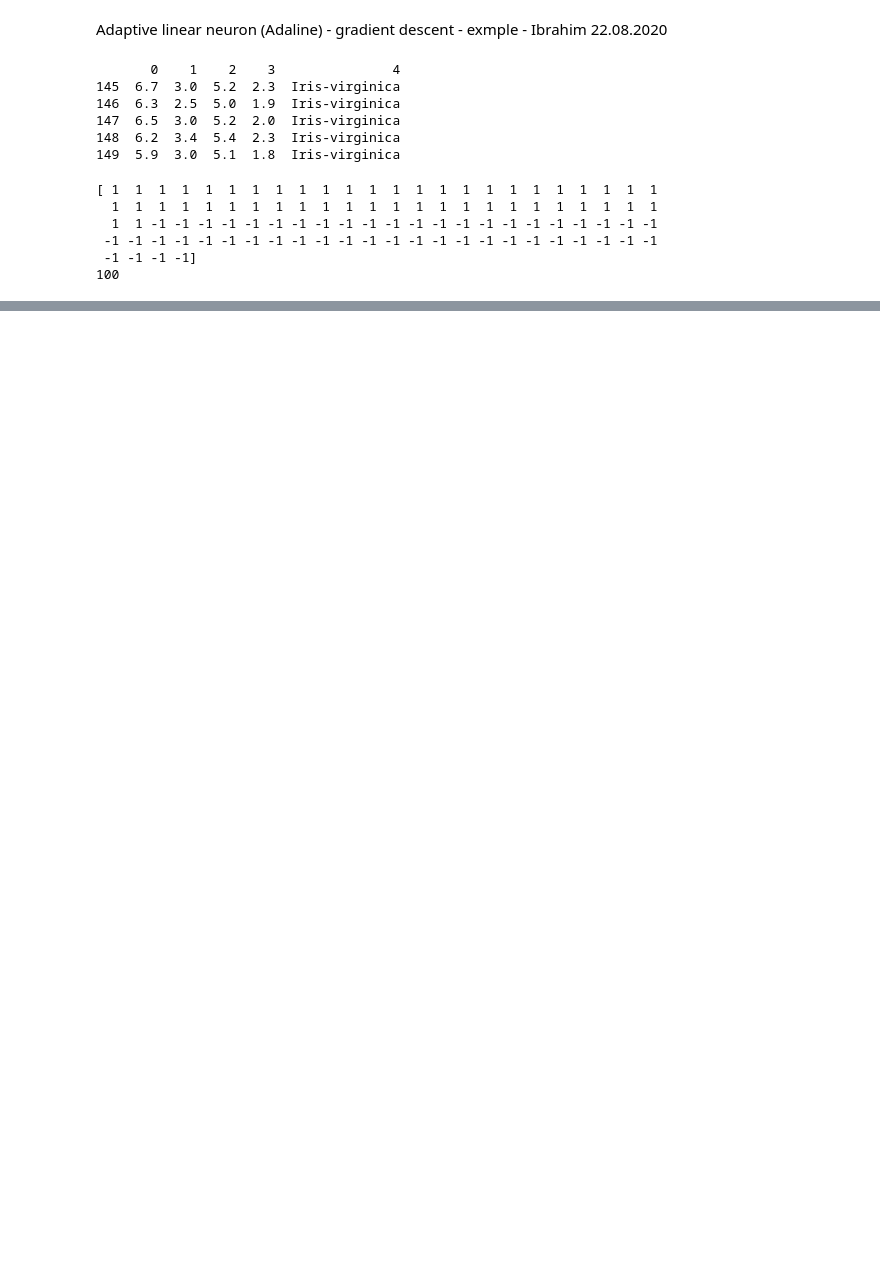
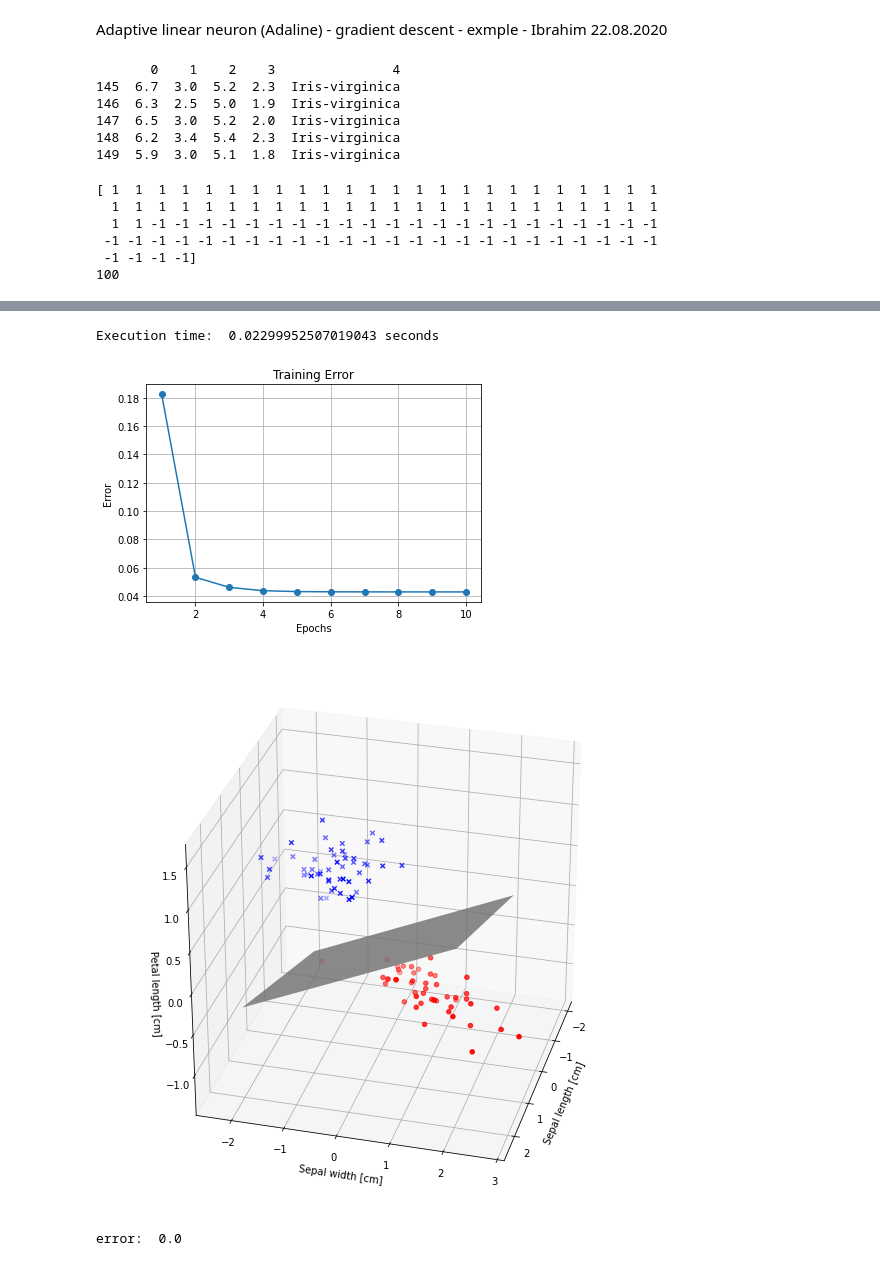
Before and after one commit to kevincoakley/DT8807, a Jupyter notebook: adaline_bgd_sgd_mbgd.ipynb, the cells around one changed output, grey strips where cells are left out. Saved outputs shown, nothing was run; the diff lists cells and outputs as text; code cells hidden in the pictures; blank space fills up the shorter version.

```diff
--- a/adaline_bgd_sgd_mbgd.ipynb
+++ b/adaline_bgd_sgd_mbgd.ipynb
@@ -195,0 +251,16 @@ error:  0.04
+# %%
+# for SGD
+model=adaline(epochs=10, eta=0.1)
+
+model.train(xxx, y, "SGD")
+predictions = model.predict(xxx)
+
+plot_training_error(model, predictions)
+plot_3d_predictions(xxx, model, predictions)
+
+calculate_error(predictions, y)
+# %% [output]
+Execution time:  0.02299952507019043 seconds
+[figure, added]
+[figure, added]
+error:  0.0
```
Also changed, not shown: parts of 8 cells of this notebook.
